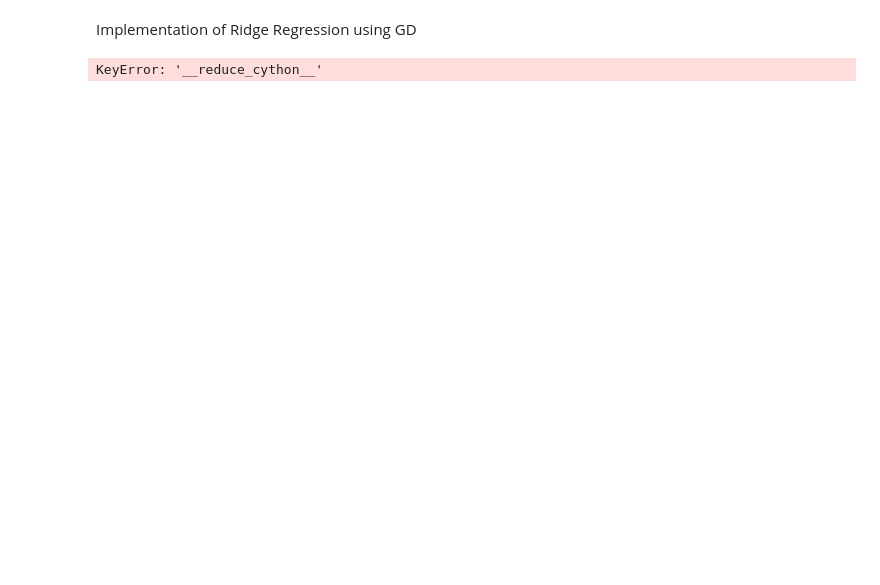
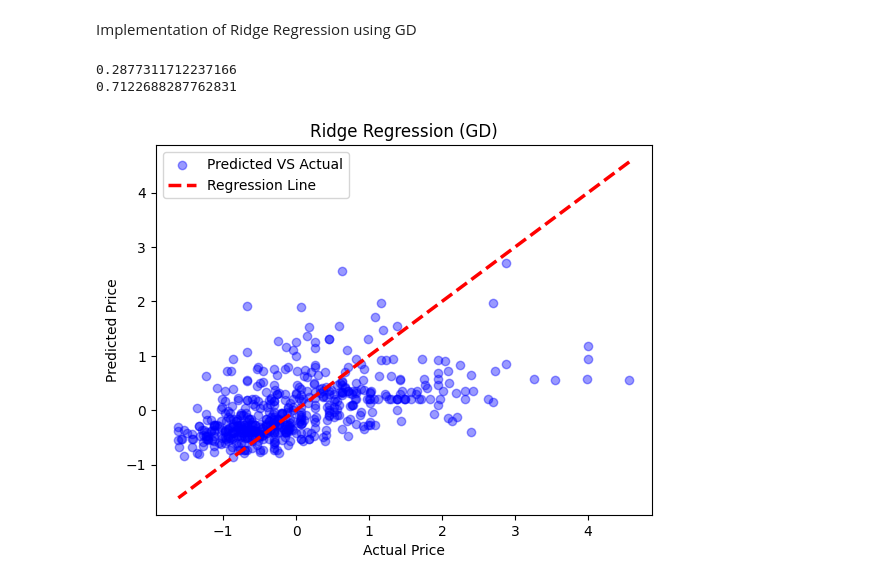
Before and after one commit to abhinandan2540/MLT-labwork, a Jupyter notebook: Ridge Regression/ridge_regression_GD.ipynb, the cells around one changed output. Saved outputs shown, nothing was run; the diff lists cells and outputs as text; code cells hidden in the pictures; blank space fills up the shorter version.

Commit message:
Ridge Regression using GD

```diff
--- a/Ridge Regression/ridge_regression_GD.ipynb
+++ b/Ridge Regression/ridge_regression_GD.ipynb
@@ -31,59 +31,42 @@ def Gradient_Descent_Algorithm(x,y,LearningRate, Lambda, n_iteration):
     # xTy
     parameter_2 = np.dot(x_transpose,y)
     # beta cofficient
     beta_cofficient=np.dot(parameter_1,parameter_2)
 
     # applying iterations in GD
     for _ in range(n_iteration):
         y_pred=np.dot(x,beta_cofficient)
         cost_function=y_pred-y
         # xT.cost_function
         parameter_1 = (1/n)*np.dot(x_transpose,cost_function)
         # (Lambda/n).beta_cofficient
         Lambda_by_n=Lambda/n
         parameter_2 = np.dot(Lambda_by_n,beta_cofficient)
         # gradient_descent_beta (gdb)
         gdb=parameter_1+parameter_2
         beta_cofficient -= LearningRate*gdb
     return beta_cofficient
 
 new_beta_cofficient=Gradient_Descent_Algorithm(x,y,0.001,0.7,1000)
 # predicting the values
 y_prediction = np.dot(x,new_beta_cofficient)
 
-# plt.scatter(y, y_prediction, color='blue', alpha=0.5, label='price DP')
-# plt.plot(y, y, 'r--', lw=3, label='Regression Line')
-# plt.xlabel('Actual Price')
-# plt.ylabel('Predicted Price')
-# plt.title('Ridge Regression (OLS)')
-# plt.legend()
-# plt.show()
 
 r2 = r2_score(y, y_prediction)
 mse = mean_squared_error(y, y_prediction)
+print(r2)
+print(mse)
 
-plt.figure(figsize=(8, 6))
-
-# Scatter plot
-plt.scatter(y, y_prediction,
-            c='dodgerblue', alpha=0.6, edgecolor='k', s=60, label="Predicted vs Actual")
-
-# Perfect fit line
-plt.plot(y, y, 'r--', lw=2.5, label='Perfect Fit (y = x)')
-
-# Labels and title
-plt.xlabel('Actual Price (Normalized)', fontsize=12)
-plt.ylabel('Predicted Price (Normalized)', fontsize=12)
-plt.title('Ridge Regression: Actual vs Predicted',
-          fontsize=14, fontweight='bold')
-
-# Add metrics text box
-plt.text(min(y), max(y), f"$R^2$ = {r2:.3f}\nMSE = {mse:.3f}",
-         fontsize=11, bbox=dict(facecolor='white', alpha=0.7))
-
+# plotting
+plt.scatter(y, y_prediction, color='blue',
+            alpha=0.4, label='Predicted VS Actual')
+plt.plot(y, y, 'r--', lw=2.5, label="Regression Line")
+plt.xlabel('Actual Price')
+plt.ylabel('Predicted Price')
+plt.title('Ridge Regression (GD)')
 plt.legend()
-plt.grid(True, linestyle='--', alpha=0.6)
-plt.tight_layout()
 plt.show()
 # %% [output]
-KeyError: '__reduce_cython__'
+0.2877311712237166
+0.7122688287762831
+[figure, added]
```
